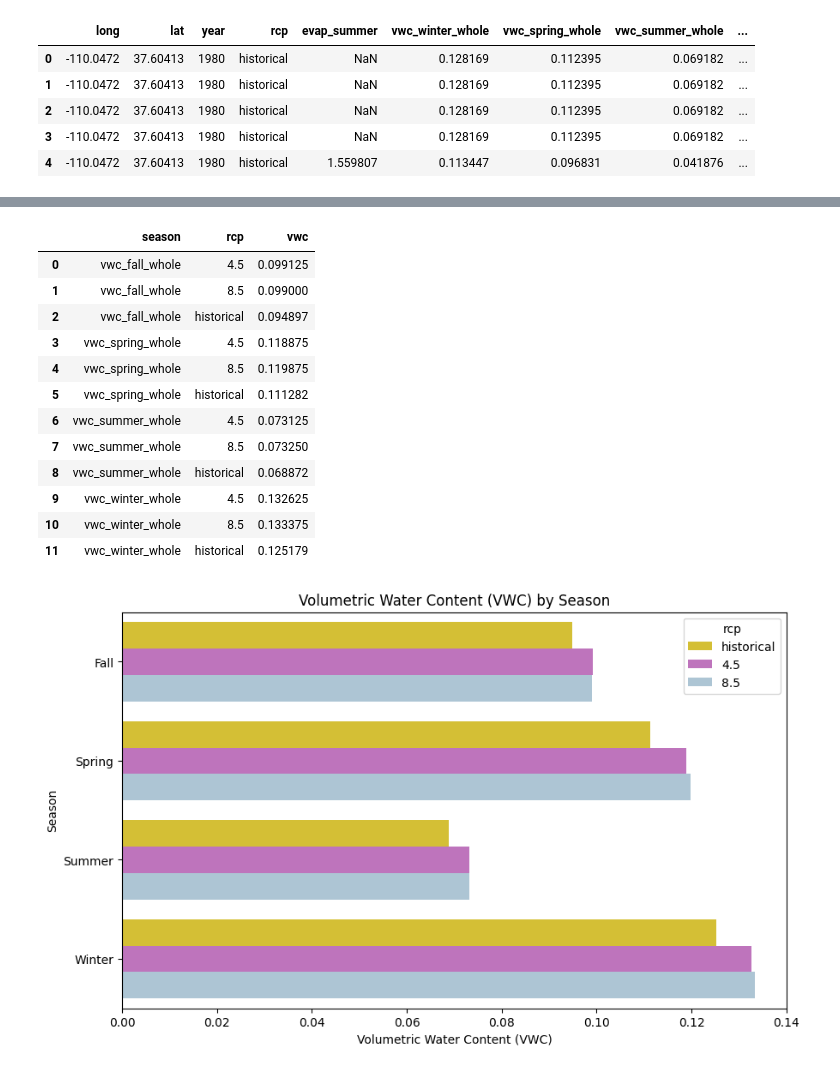
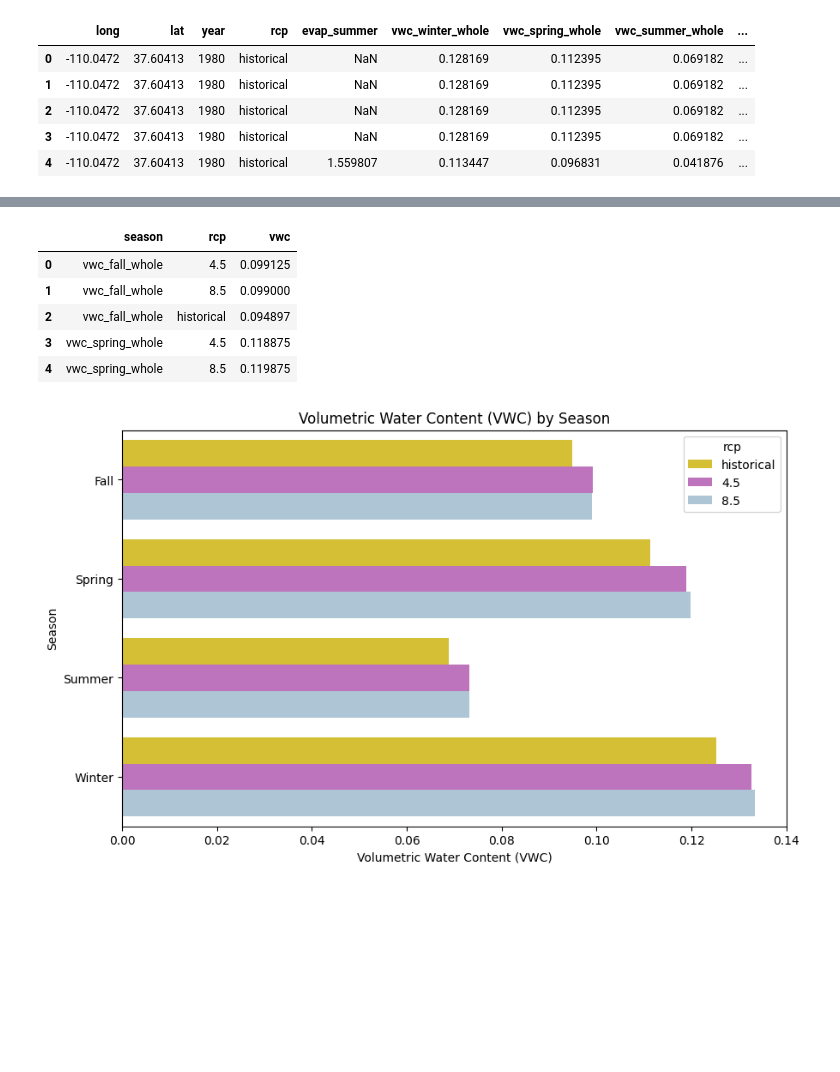
Before and after one commit to hannah-hana-kim/DSAN-Scholarship, a Jupyter notebook: visualization.ipynb, the cells around one changed output, grey strips where cells are left out. Drawn from its saved outputs; the diff is of its cells as text; code cells hidden in the pictures; blank space fills up the shorter version.

```diff
--- a/visualization.ipynb
+++ b/visualization.ipynb
@@ -539,23 +405,16 @@ vwc_grouped
 # %%
 # group by season and get the mean of the columns
 vwc_copy = vwc_grouped.copy()
 
 vwc_copy = vwc_copy.groupby(['season', 'rcp'], as_index=False).agg({'vwc': 'mean'}).reset_index(drop=True)
-vwc_copy
+vwc_copy.head()
 # %% [output]
 |  | season | rcp | vwc |
 | 0 | vwc_fall_whole | 4.5 | 0.099125 |
 | 1 | vwc_fall_whole | 8.5 | 0.099000 |
 | 2 | vwc_fall_whole | historical | 0.094897 |
 | 3 | vwc_spring_whole | 4.5 | 0.118875 |
 | 4 | vwc_spring_whole | 8.5 | 0.119875 |
-| 5 | vwc_spring_whole | historical | 0.111282 |
-| 6 | vwc_summer_whole | 4.5 | 0.073125 |
-| 7 | vwc_summer_whole | 8.5 | 0.073250 |
-| 8 | vwc_summer_whole | historical | 0.068872 |
-| 9 | vwc_winter_whole | 4.5 | 0.132625 |
-| 10 | vwc_winter_whole | 8.5 | 0.133375 |
-| 11 | vwc_winter_whole | historical | 0.125179 |
 # %%
 colors = ["#EED21B", "#CA68C8", "#A7C6DA"]
 sns.set_palette(sns.color_palette(colors))
```
Also changed, not shown: parts of 34 cells of this notebook, 4 other files.
